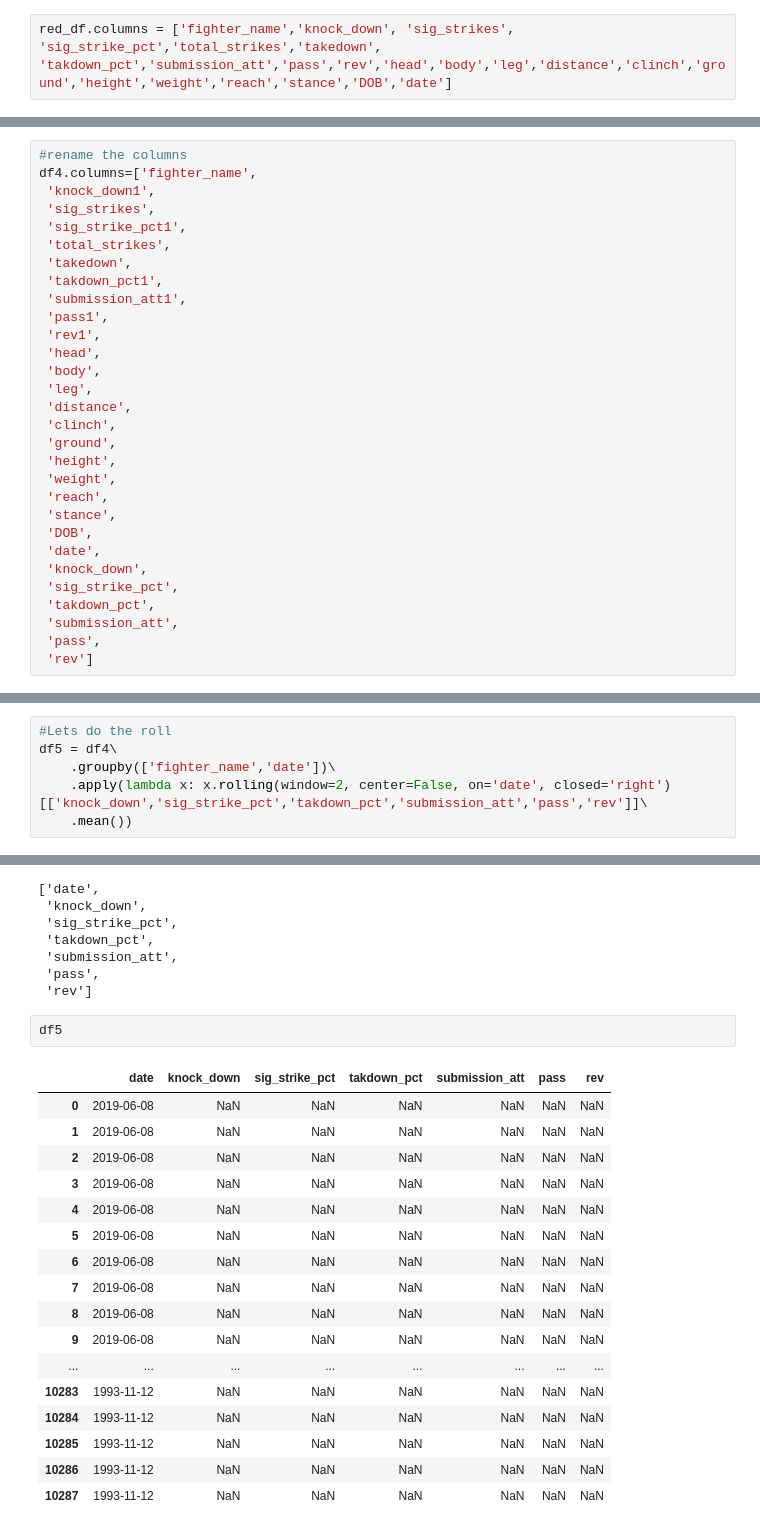
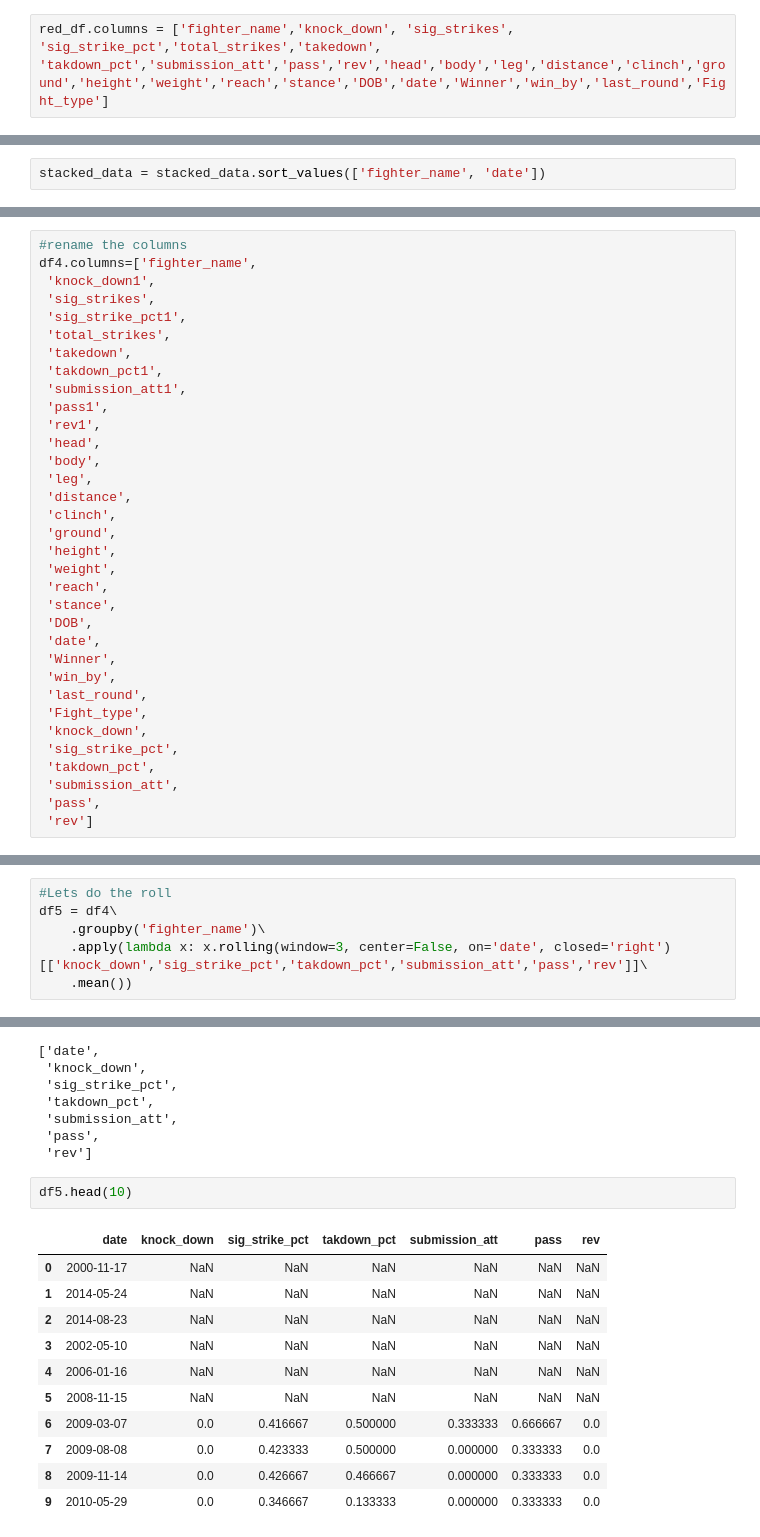
Before and after one commit to rahjetly/Springboard-DSC, a Jupyter notebook: Capstone/Capstone1_Cleanup.ipynb, the cells around one changed output, grey strips where cells are left out. Drawn from its saved outputs; the diff is of its cells as text.

Commit message:
Capstone cleanup
Did rolling mean and added features.

```diff
--- a/Capstone/Capstone1_Cleanup.ipynb
+++ b/Capstone/Capstone1_Cleanup.ipynb
@@ -409,7 +405,7 @@ red_df.head()
 | 3 | Jimmie Rivera | 0 | 73 of 192 | 38% | 76 of 195 | 0 of 3 | 0% | 0 | 0 | ... |
 | 4 | Tai Tuivasa | 0 | 64 of 144 | 44% | 66 of 146 | 0 of 0 | 0% | 0 | 0 | ... |
 # %%
-red_df.columns = ['fighter_name','knock_down', 'sig_strikes', 'sig_strike_pct','total_strikes','takedown', 'takdown_pct','submission_att','pass','rev','head','body','leg','distance','clinch','ground','height','weight','reach','stance','DOB','date']
+red_df.columns = ['fighter_name','knock_down', 'sig_strikes', 'sig_strike_pct','total_strikes','takedown', 'takdown_pct','submission_att','pass','rev','head','body','leg','distance','clinch','ground','height','weight','reach','stance','DOB','date','Winner','win_by','last_round','Fight_type']
 # %%
 red_df.head()
 # %% [output]
@@ -423,6 +419,8 @@ red_df.head()
 Now that DFs have been separated, going to stitch them together, do a group by for fighter name, then do a rolling mean of last 5 fights
 # %%
 stacked_data = pd.concat([red_df, blue_df], axis=0)
+# %%
+stacked_data = stacked_data.sort_values(['fighter_name', 'date'])
 # %%
 stacked_data.info()
 # %% [output]
@@ -559,6 +546,10 @@ df4.columns=['fighter_name',
  'stance',
  'DOB',
  'date',
+ 'Winner',
+ 'win_by',
+ 'last_round',
+ 'Fight_type',
  'knock_down',
  'sig_strike_pct',
  'takdown_pct',
@@ -582,8 +573,8 @@ df4.head()
 # %%
 #Lets do the roll
 df5 = df4\
-    .groupby(['fighter_name','date'])\
-    .apply(lambda x: x.rolling(window=2, center=False, on='date', closed='right')[['knock_down','sig_strike_pct','takdown_pct','submission_att','pass','rev']]\
+    .groupby('fighter_name')\
+    .apply(lambda x: x.rolling(window=3, center=False, on='date', closed='right')[['knock_down','sig_strike_pct','takdown_pct','submission_att','pass','rev']]\
     .mean())
 # %%
 list(df5.columns)
@@ -596,22 +587,16 @@ list(df5.columns)
  'pass',
  'rev']
 # %%
-df5
+df5.head(10)
 # %% [output]
 |  | date | knock_down | sig_strike_pct | takdown_pct | submission_att | pass | rev |
-| 0 | 2019-06-08 | NaN | NaN | NaN | NaN | NaN | NaN |
-| 1 | 2019-06-08 | NaN | NaN | NaN | NaN | NaN | NaN |
-| 2 | 2019-06-08 | NaN | NaN | NaN | NaN | NaN | NaN |
-| 3 | 2019-06-08 | NaN | NaN | NaN | NaN | NaN | NaN |
-| 4 | 2019-06-08 | NaN | NaN | NaN | NaN | NaN | NaN |
-| 5 | 2019-06-08 | NaN | NaN | NaN | NaN | NaN | NaN |
-| 6 | 2019-06-08 | NaN | NaN | NaN | NaN | NaN | NaN |
-| 7 | 2019-06-08 | NaN | NaN | NaN | NaN | NaN | NaN |
-| 8 | 2019-06-08 | NaN | NaN | NaN | NaN | NaN | NaN |
-| 9 | 2019-06-08 | NaN | NaN | NaN | NaN | NaN | NaN |
-| ... | ... | ... | ... | ... | ... | ... | ... |
-| 10283 | 1993-11-12 | NaN | NaN | NaN | NaN | NaN | NaN |
-| 10284 | 1993-11-12 | NaN | NaN | NaN | NaN | NaN | NaN |
-| 10285 | 1993-11-12 | NaN | NaN | NaN | NaN | NaN | NaN |
-| 10286 | 1993-11-12 | NaN | NaN | NaN | NaN | NaN | NaN |
-| 10287 | 1993-11-12 | NaN | NaN | NaN | NaN | NaN | NaN |
+| 0 | 2000-11-17 | NaN | NaN | NaN | NaN | NaN | NaN |
+| 1 | 2014-05-24 | NaN | NaN | NaN | NaN | NaN | NaN |
+| 2 | 2014-08-23 | NaN | NaN | NaN | NaN | NaN | NaN |
+| 3 | 2002-05-10 | NaN | NaN | NaN | NaN | NaN | NaN |
+| 4 | 2006-01-16 | NaN | NaN | NaN | NaN | NaN | NaN |
+| 5 | 2008-11-15 | NaN | NaN | NaN | NaN | NaN | NaN |
+| 6 | 2009-03-07 | 0.0 | 0.416667 | 0.500000 | 0.333333 | 0.666667 | 0.0 |
+| 7 | 2009-08-08 | 0.0 | 0.423333 | 0.500000 | 0.000000 | 0.333333 | 0.0 |
+| 8 | 2009-11-14 | 0.0 | 0.426667 | 0.466667 | 0.000000 | 0.333333 | 0.0 |
+| 9 | 2010-05-29 | 0.0 | 0.346667 | 0.133333 | 0.000000 | 0.333333 | 0.0 |
```
Also changed, not shown: parts of 39 cells of this notebook.
